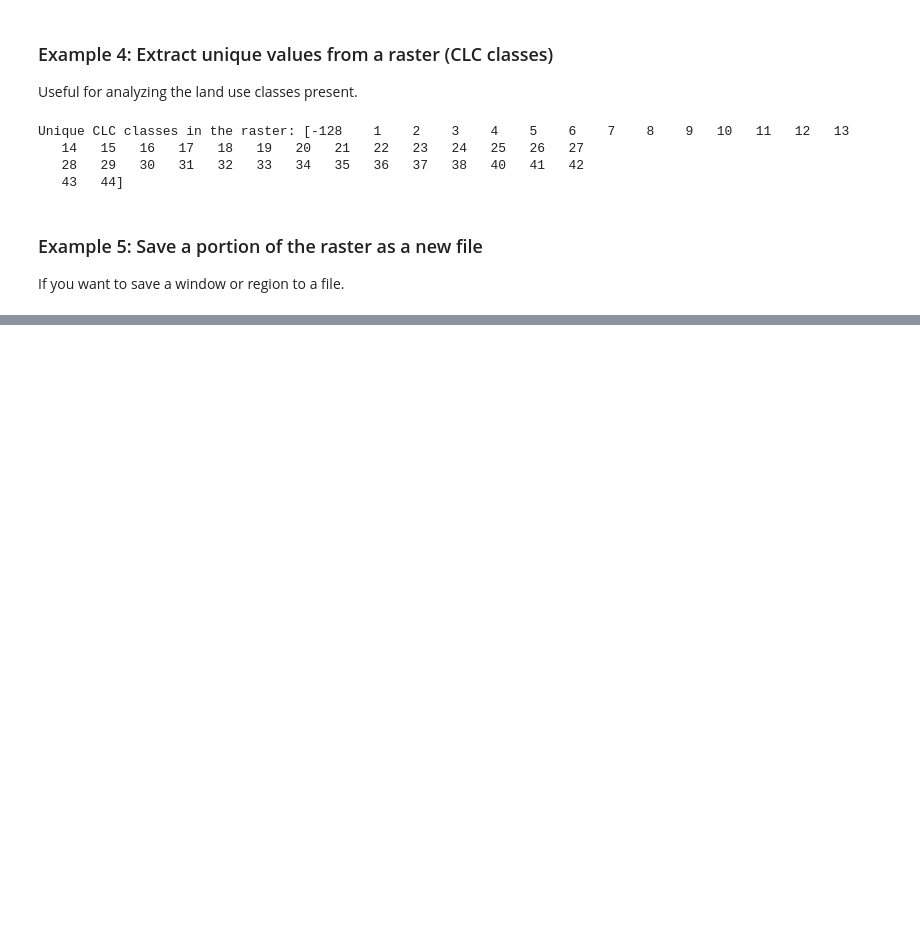
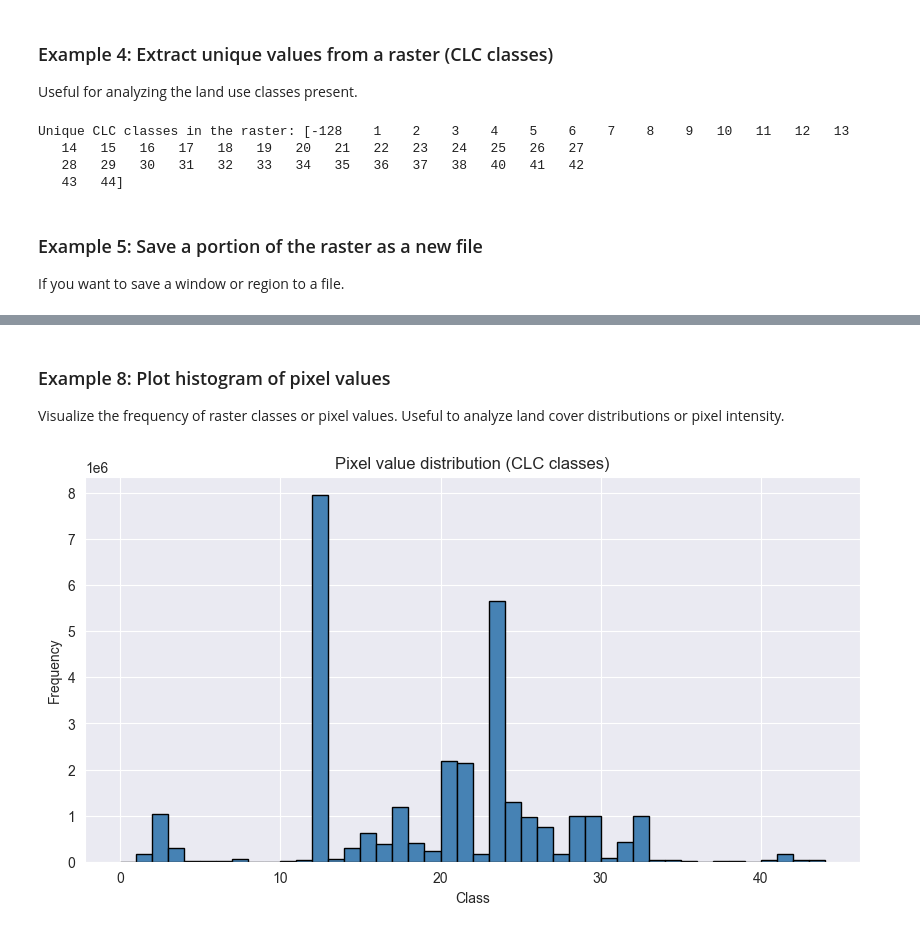
Before and after one commit to dimuzzo/testing-project, a Jupyter notebook: Rasterio/test_number1.ipynb, the cells around one changed output, grey strips where cells are left out. Cells and saved outputs as stored; diff of their text form; code cells hidden in the pictures; blank space fills up the shorter version.

```diff
--- a/Rasterio/test_number1.ipynb
+++ b/Rasterio/test_number1.ipynb
@@ -223,0 +234,20 @@ import numpy as np
+# %% [markdown]
+### Example 8: Plot histogram of pixel values
+
+Visualize the frequency of raster classes or pixel values. Useful to analyze land cover distributions or pixel intensity.
+# %%
+import numpy as np
+
+with rasterio.open(italy_data) as src:
+    data = src.read(1)
+    masked_data = np.ma.masked_equal(data, src.nodata)
+
+plt.figure(figsize=(10, 5))
+plt.hist(masked_data.compressed(), bins=np.arange(0, 45), color="steelblue", edgecolor="black")
+plt.title("Pixel value distribution (CLC classes)")
+plt.xlabel("Class")
+plt.ylabel("Frequency")
+plt.grid(True)
+plt.show()
+# %% [output]
+[figure, added]
```
Also changed, not shown: parts of 11 cells of this notebook.
